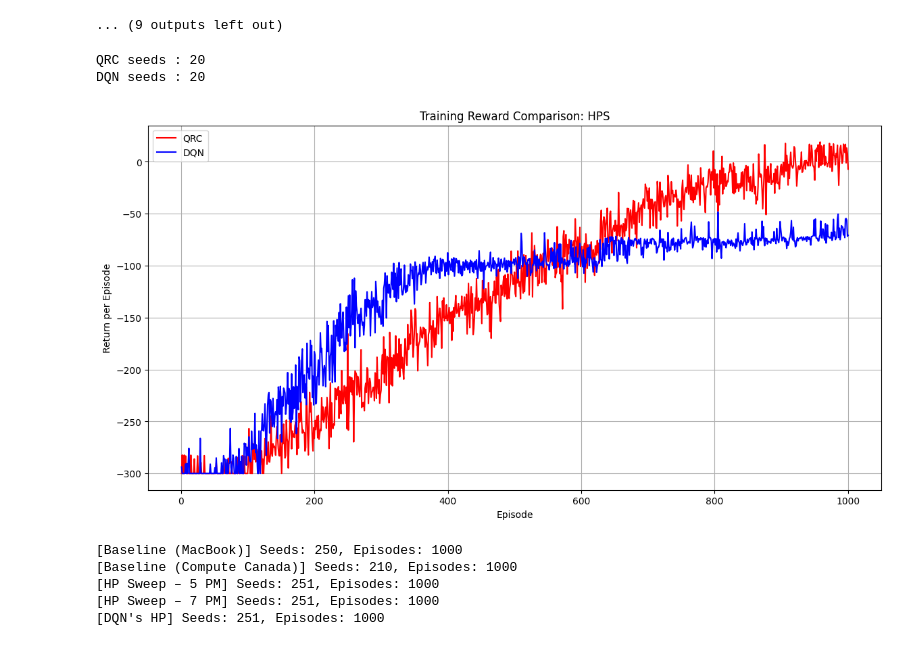
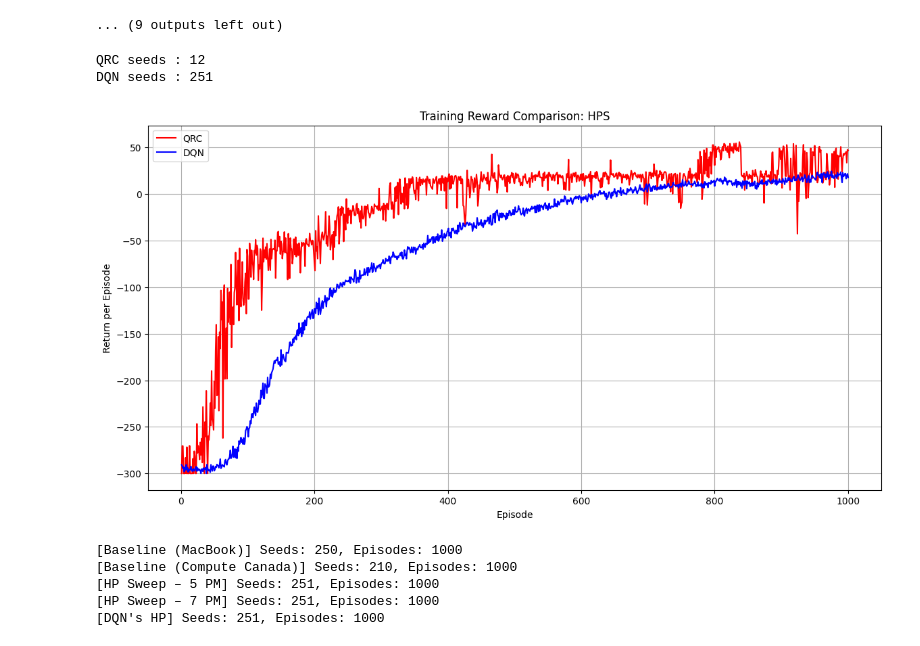
Before and after one commit to LukasOttenhof/DQN-vs-QRC, a Jupyter notebook: Analysis/QRC_analysis.ipynb, the cells around one changed output. Saved outputs shown, nothing was run; the diff lists cells and outputs as text; code cells hidden in the pictures.

Commit message:
[feat]: added qrc without target network update

```diff
--- a/Analysis/QRC_analysis.ipynb
+++ b/Analysis/QRC_analysis.ipynb
@@ -141,16 +141,21 @@ num_episodes : 1000
 # %%
 # plot_qrc_rewards(pt_file="../data/qrc_reward_seeds_hps.pt", name="QRC hps")
 # plot_qrc_rewards(pt_file="../data/dqn_reward_seeds_target_update_2.pt", name="DQN Target Update 2")
 
 plot_graph(
-    qrc_file="../data/qrc_reward_seeds_hps.pt",
-    dqn_file="../data/dqn_reward_seeds_hps.pt",
+    qrc_file="../data/qrc_reward_seeds_ntu.pt",
+    dqn_file="../data/qrc_results/qrc_best_hyperparameters.pt",
     graph_title="Training Reward Comparison: HPS"
 )
+
+# plot_qrc_rewards(
+#     pt_file="../data/qrc_reward_seeds_ntu.pt",
+#     name="QRC with no target network update"
+# )
 # %% [output]
-QRC seeds : 20
-DQN seeds : 20
+QRC seeds : 12
+DQN seeds : 251
-[figure, old version]
+[figure, new version]
 # %%
 def load_all_rewards(folder="results_qrc"):
     """Load all txt reward files from folder and return a 2D NumPy array (seeds x episodes)"""
```
Also changed, not shown: 50 other files.
